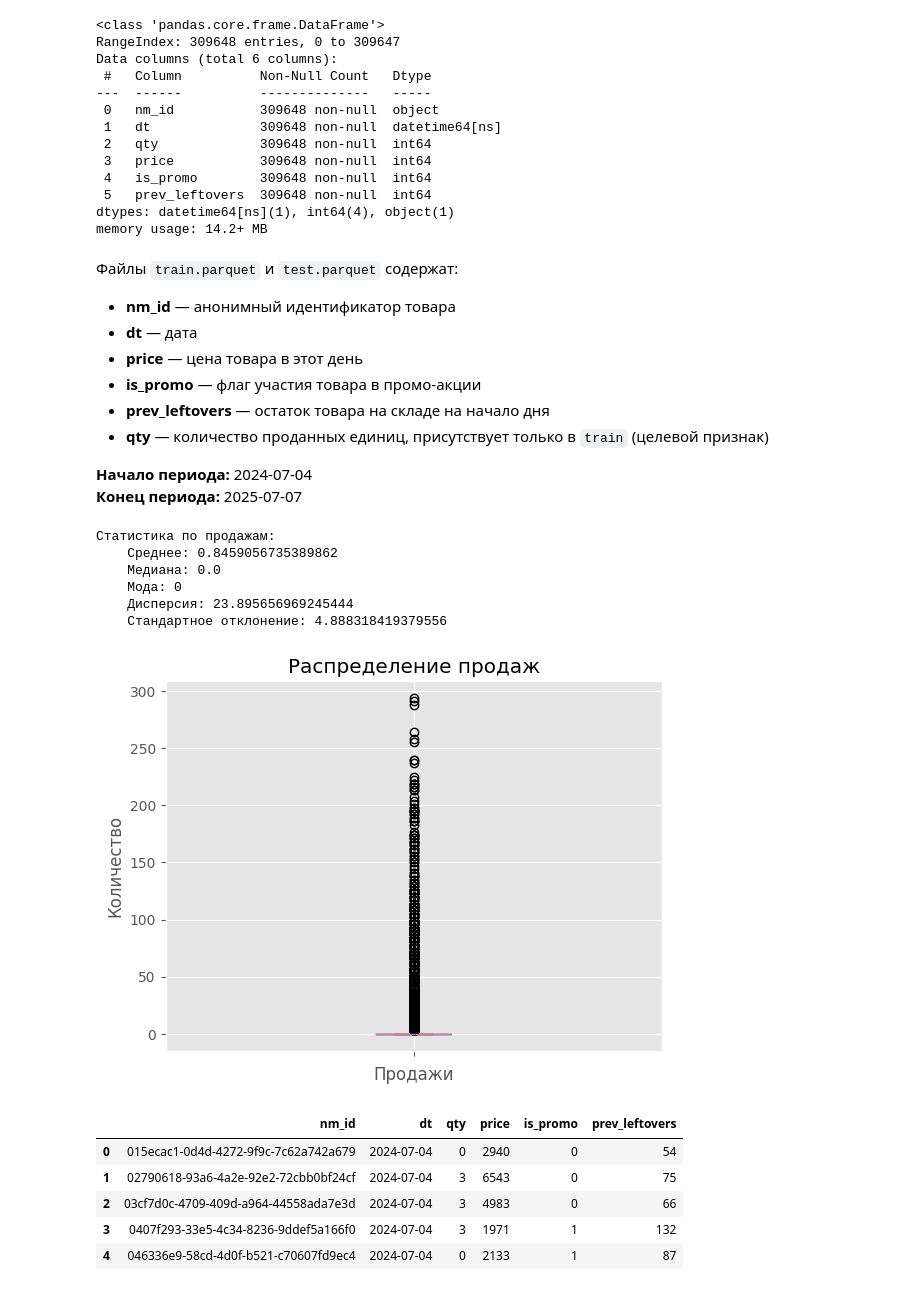
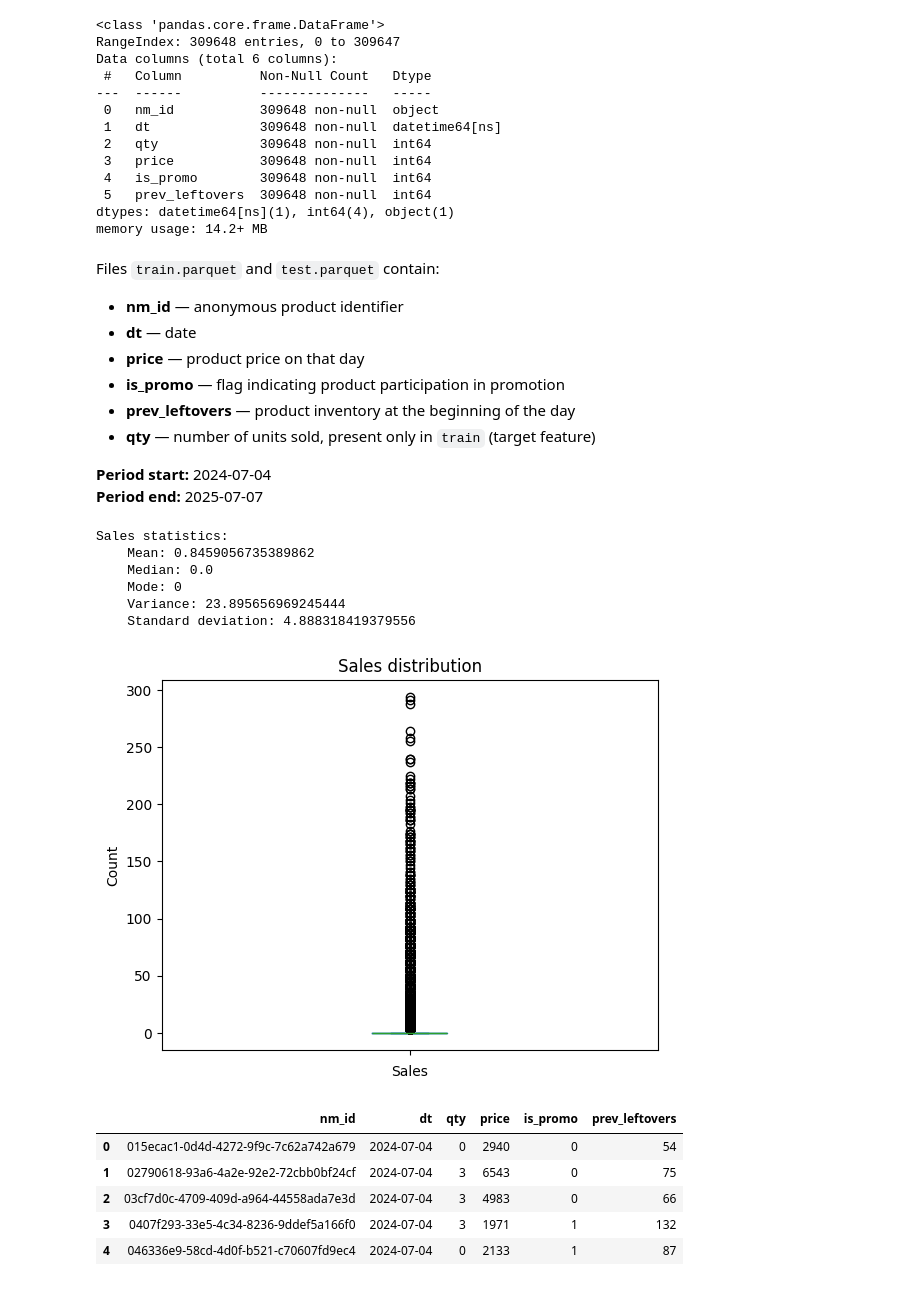
Before and after one commit to Vladislavbro/retail-sales-prediction, a Jupyter notebook: main.ipynb, the cells around one changed output. Drawn from its saved outputs; the diff is of its cells as text; code cells hidden in the pictures.

```diff
--- a/main.ipynb
+++ b/main.ipynb
@@ -37,45 +37,45 @@ Data columns (total 6 columns):
 dtypes: datetime64[ns](1), int64(4), object(1)
 memory usage: 14.2+ MB
 # %% [markdown]
-Файлы `train.parquet` и `test.parquet` содержат:
+Files `train.parquet` and `test.parquet` contain:
 
-- **nm_id** — анонимный идентификатор товара
-- **dt** — дата
-- **price** — цена товара в этот день
-- **is_promo** — флаг участия товара в промо-акции
-- **prev_leftovers** — остаток товара на складе на начало дня
-- **qty** — количество проданных единиц, присутствует только в `train` (целевой признак)
+- **nm_id** — anonymous product identifier
+- **dt** — date
+- **price** — product price on that day
+- **is_promo** — flag indicating product participation in promotion
+- **prev_leftovers** — product inventory at the beginning of the day
+- **qty** — number of units sold, present only in `train` (target feature)
 
-**Начало периода:** 2024-07-04
-**Конец периода:** 2025-07-07
+**Period start:** 2024-07-04
+**Period end:** 2025-07-07
 # %%
 qty = df['qty']
 
 print(
-    f"""Статистика по продажам:
-    Среднее: {qty.mean()}
-    Медиана: {qty.median()}
-    Мода: {qty.mode()[0]}
-    Дисперсия: {qty.var(ddof=0)}
-    Стандартное отклонение: {qty.std(ddof=0)}
+    f"""Sales statistics:
+    Mean: {qty.mean()}
+    Median: {qty.median()}
+    Mode: {qty.mode()[0]}
+    Variance: {qty.var(ddof=0)}
+    Standard deviation: {qty.std(ddof=0)}
     """
 )
 
 df[['qty']].plot.box()
-plt.title('Распределение продаж')
-plt.xlabel('Продажи')
-plt.ylabel('Количество')
+plt.title('Sales distribution')
+plt.xlabel('Sales')
+plt.ylabel('Count')
 plt.xticks([1], [''])
 plt.style.use('ggplot')
 plt.show()
 # %% [output]
-Статистика по продажам:
-    Среднее: 0.8459056735389862
-    Медиана: 0.0
-    Мода: 0
-    Дисперсия: 23.895656969245444
-    Стандартное отклонение: 4.888318419379556
+Sales statistics:
+    Mean: 0.8459056735389862
+    Median: 0.0
+    Mode: 0
+    Variance: 23.895656969245444
+    Standard deviation: 4.888318419379556
-[figure, old version]
+[figure, new version]
 # %%
 df.head()
 # %% [output]
```
Also changed, not shown: parts of 6 cells of this notebook, 1 other file.
